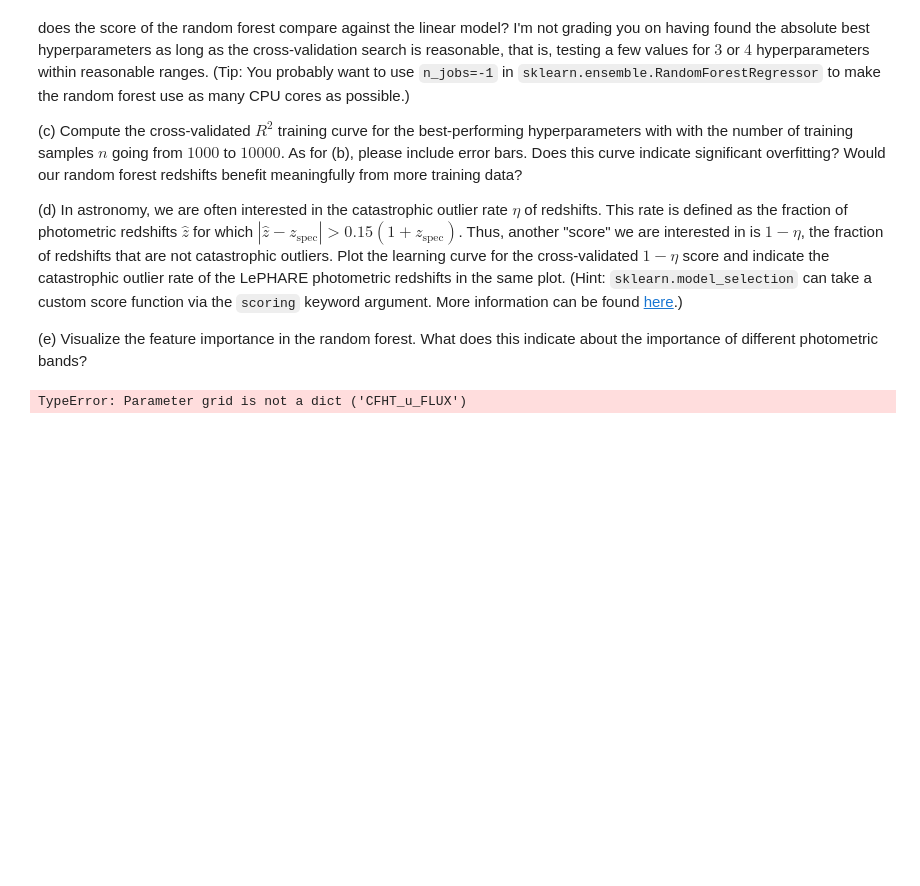
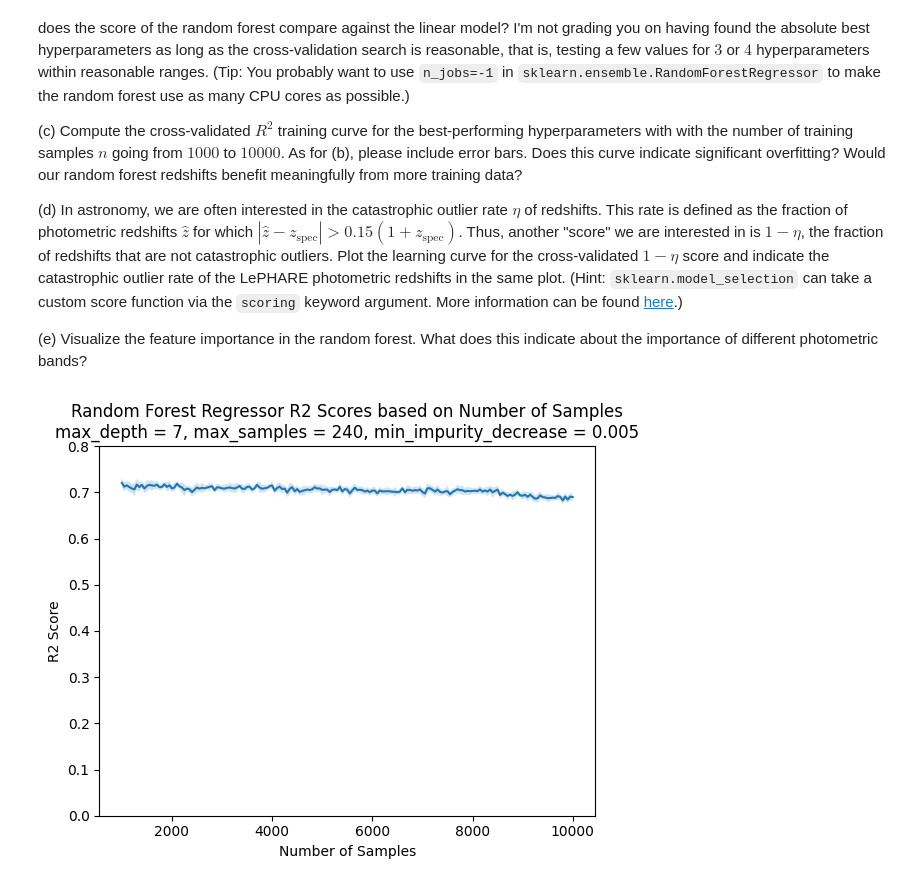
Before and after one commit to queue-h/ISCI-396, a Jupyter notebook: problem_sets/Problem_Set_4.ipynb, the cells around one changed output. Saved outputs shown, nothing was run; the diff lists cells and outputs as text; code cells hidden in the pictures; blank space fills up the shorter version.

```diff
--- a/problem_sets/Problem_Set_4.ipynb
+++ b/problem_sets/Problem_Set_4.ipynb
@@ -26,38 +26,82 @@ import pandas as pd
 import matplotlib.pyplot as plt
 from sklearn import model_selection
 import numpy as np
 from sklearn import metrics
 from sklearn.linear_model import LinearRegression
 from sklearn.ensemble import RandomForestRegressor
 
 df = pd.read_csv("Problem_Set_4_Redshifts.csv")
 y = df["Z_SPEC"]
 X = df.iloc[:, :35] # all fluxes
 y_est = df["Z_PHOT"]
 flux_names = X.columns
+
+k_num = 10
+kfold = model_selection.KFold(n_splits=k_num, shuffle=True)
 
 def a():
     plt.yscale("log")
     plt.hist(df["Z_SPEC"], bins = 50)
     plt.title("Spectroscopic Redshift Distribution")
     plt.xlabel("Z Spec")
     plt.ylabel("Count")
     plt.show()
 
     reg = LinearRegression().fit(X, y)
     y_pred = reg.predict(X)
     linear_r2 = metrics.r2_score(y_est, y_pred)
     print("Linear Regression R2 Score:", linear_r2)
 
 #### unsure about what param_grid should be
 def b():
-    k_num = 10
-    kfold = model_selection.KFold(n_splits=k_num, shuffle=True)
-    random_forest = RandomForestRegressor(n_estimators=30, n_jobs=-1)
-    model = model_selection.GridSearchCV(random_forest, list(flux_names), cv = kfold, scoring = "r2").fit(X, y)
-    forest_r2 = model.cv_results["mean_test_score"]
-    print("Random Forest R2 Score:", forest_r2)
+    model = model_selection.GridSearchCV(RandomForestRegressor(), dict(n_estimators = range(30, 31), n_jobs = range(-1, 0), min_impurity_decrease = np.linspace(0.005, 0.1, 3), max_depth = range(4, 8), max_samples = range(230, 245, 5)), cv = kfold, scoring = "r2").fit(X, y)
+    params = model.cv_results_["params"]
+    mean_scores = model.cv_results_["mean_test_score"]
+    std_scores = model.cv_results_["std_test_score"]
 
-b()
+    param_list = []
+    for permutation in params:
+        # remove ending braces
+        new_p = str(permutation)[1:-1]
+        # remove n_estimators and n_jobs
+        new_p = new_p[:-35]
+        # remove quotations
+        new_p = new_p.replace("'", "")
+        new_p = new_p.replace("np.float64(", "")
+        param_list.append(new_p)
+
+    fig, ax = plt.subplots(figsize = (12, 8))
+    ax.tick_params(rotation=90)
+    ax.bar(param_list, mean_scores, yerr = std_scores)
+    ax.set_ylabel("Mean R2 Test Score")
+    ax.set_xlabel("Hyperparameters")
+    ax.set_title("Hyperparameter R2 Scores (n_estimators = 30, n_jobs = -1)")
+
+    print(model.best_params_)
+
+
+def c():
+    random_forest = RandomForestRegressor(n_estimators=30, n_jobs=-1, min_impurity_decrease=0.005, max_depth=5, max_samples=235)
+    n_list = range(1000, 10001, 50)
+    # train scores = [n_ticks][n_cv_folds] scores on training sets
+    # validation scores = [n_ticks][n_cv_folds] scores on test sets
+    train_sizes, train_scores, validation_scores = model_selection.learning_curve(random_forest, X, y, train_sizes=n_list, cv=kfold, scoring='r2')
+    cv_train_score_list = np.mean(train_scores, axis = 1)
+    cv_std_scores = np.std(train_scores, axis = 1)
+
+    plt.ylim(0, 0.8)
+    plt.plot(n_list, cv_train_score_list)
+    plt.fill_between(n_list, cv_train_score_list - cv_std_scores, cv_train_score_list + cv_std_scores, alpha=0.2)
+    plt.title(f"Random Forest Regressor R2 Scores based on Number of Samples\nmax_depth = 7, max_samples = 240, min_impurity_decrease = 0.005")
+    plt.xlabel("Number of Samples")
+    plt.ylabel("R2 Score")
+
+def e():
+    pass
+
+def f():
+    pass
+
+c()
 # %% [output]
-TypeError: Parameter grid is not a dict ('CFHT_u_FLUX')
+[figure, added]
```
Also changed, not shown: 1 other file.
